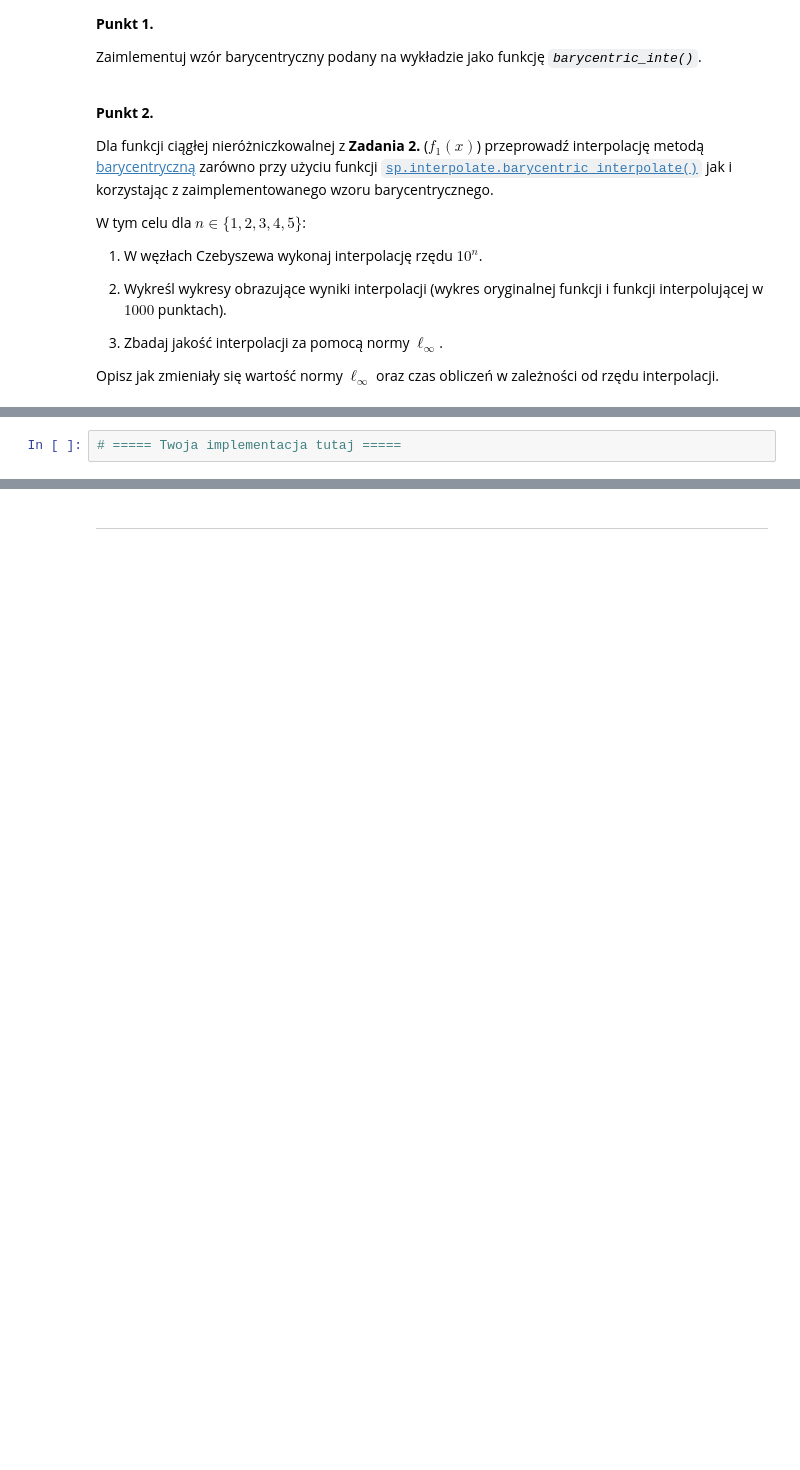
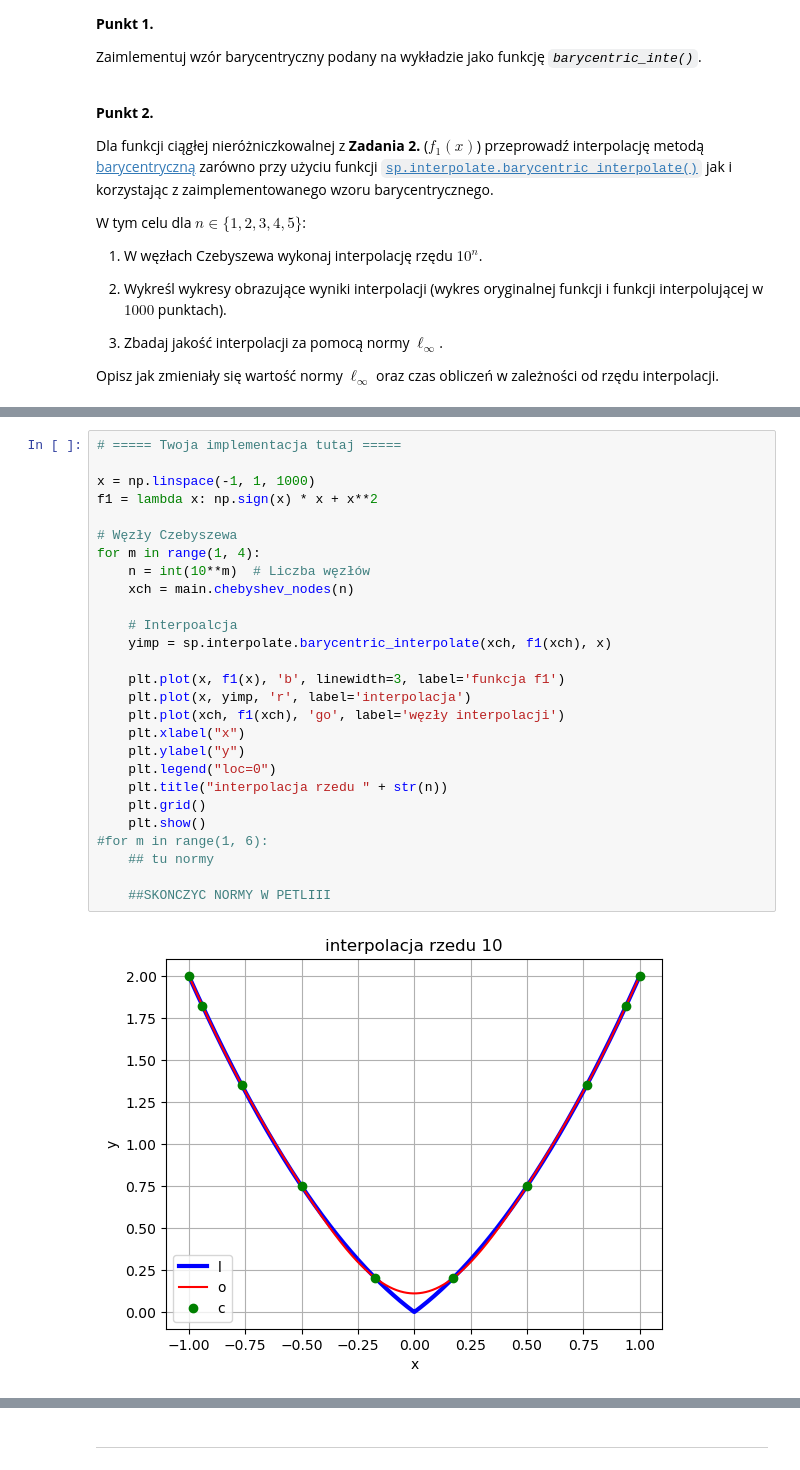
Before and after one commit to MN-KJ-2025/lab9-interpolacja-Pablitto1pk, a Jupyter notebook: sprawozdanie.ipynb, the cells around one changed output, grey strips where cells are left out. Drawn from its saved outputs; the diff is of its cells as text; blank space fills up the shorter version.

```diff
--- a/sprawozdanie.ipynb
+++ b/sprawozdanie.ipynb
@@ -158,2 +156,29 @@ TypeError: '<' not supported between instances of 'NoneType' and 'int'
-# %%
-# ===== Twoja implementacja tutaj =====
+# %%
+# ===== Twoja implementacja tutaj =====
+
+x = np.linspace(-1, 1, 1000)
+f1 = lambda x: np.sign(x) * x + x**2
+
+# Węzły Czebyszewa
+for m in range(1, 4):
+    n = int(10**m)  # Liczba węzłów
+    xch = main.chebyshev_nodes(n)
+
+    # Interpoalcja
+    yimp = sp.interpolate.barycentric_interpolate(xch, f1(xch), x)
+
+    plt.plot(x, f1(x), 'b', linewidth=3, label='funkcja f1')
+    plt.plot(x, yimp, 'r', label='interpolacja')
+    plt.plot(xch, f1(xch), 'go', label='węzły interpolacji')
+    plt.xlabel("x")
+    plt.ylabel("y")
+    plt.legend("loc=0")
+    plt.title("interpolacja rzedu " + str(n))
+    plt.grid()
+    plt.show()
+#for m in range(1, 6):
+    ## tu normy
+
+    ##SKONCZYC NORMY W PETLIII
+# %% [output]
+[figure, added]
```
Also changed, not shown: parts of 2 cells of this notebook.
